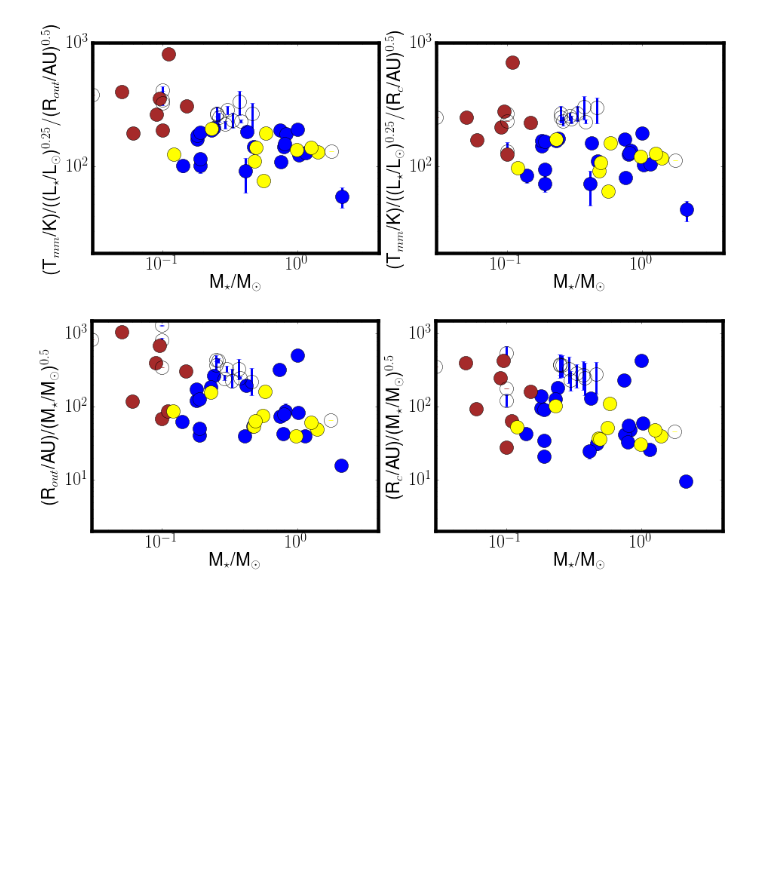
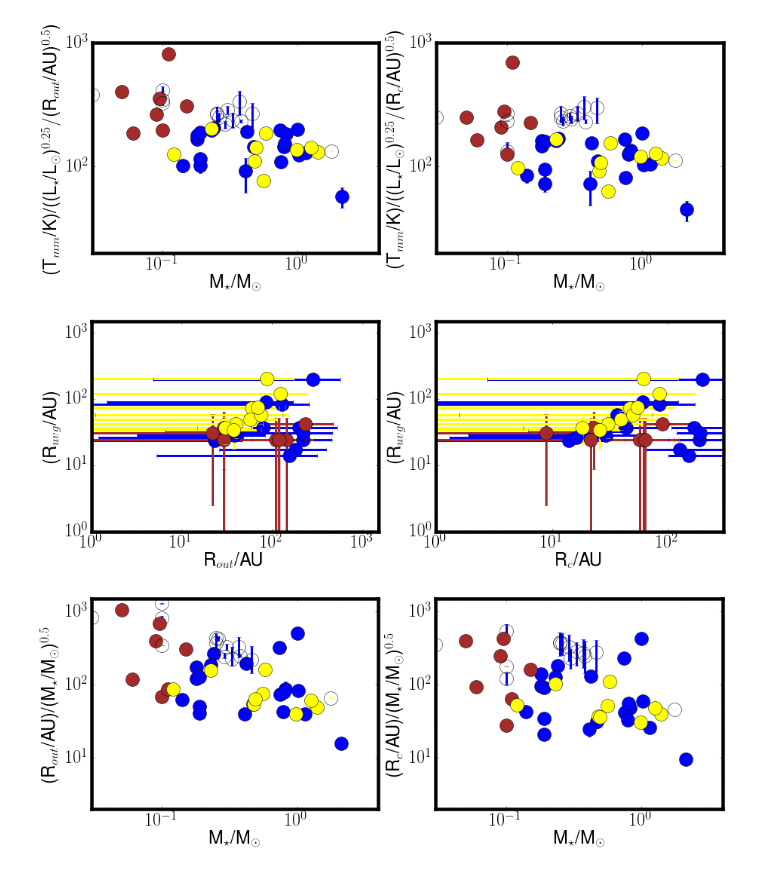
Before and after one commit to ltesti/DiskTemperature, a Jupyter notebook: TmmScaleFromDikFit.ipynb, the cells around one changed output. Cells and saved outputs as stored; diff of their text form; code cells hidden in the pictures; blank space fills up the shorter version.

Commit message:
added Ruvg vs Rout/Rc plots

```diff
--- a/TmmScaleFromDikFit.ipynb
+++ b/TmmScaleFromDikFit.ipynb
@@ -79,6 +79,18 @@ status = chai.do_LR_plot(ax=axf, newfig=False, mycolor='yellow', myyrange=yrange
 status = bds.do_LR_plot(ax=axf, newfig=False, mycolor='brown', myyrange=yrange, myxrange=msrange)
 # %% [output]
 [figure]
+# %%
+# Do we see a relationship between Ruvg and Rout (or Rc)?
+
+ruvgrange = [1.,1500.]
+rcrange = [1.,300.]
+routrange = [1.,1500.]
+
+fig, axf = lup.do_RR_plot(newfig=True, myyrange=ruvgrange, myxrange1=routrange, myxrange2=rcrange)
+status = bds.do_RR_plot(ax=axf, newfig=False, mycolor='brown', myyrange=ruvgrange, myxrange1=routrange, myxrange2=rcrange)
+status = chai.do_RR_plot(ax=axf, newfig=False, mycolor='yellow', myyrange=ruvgrange, myxrange1=routrange, myxrange2=rcrange)
+# %% [output]
+[figure, added]
 # %%
 # Do we see a relationship between Mstar and Rout (or Rc)?
 
```
Also changed, not shown: parts of 1 cell of this notebook, 1 other file.
